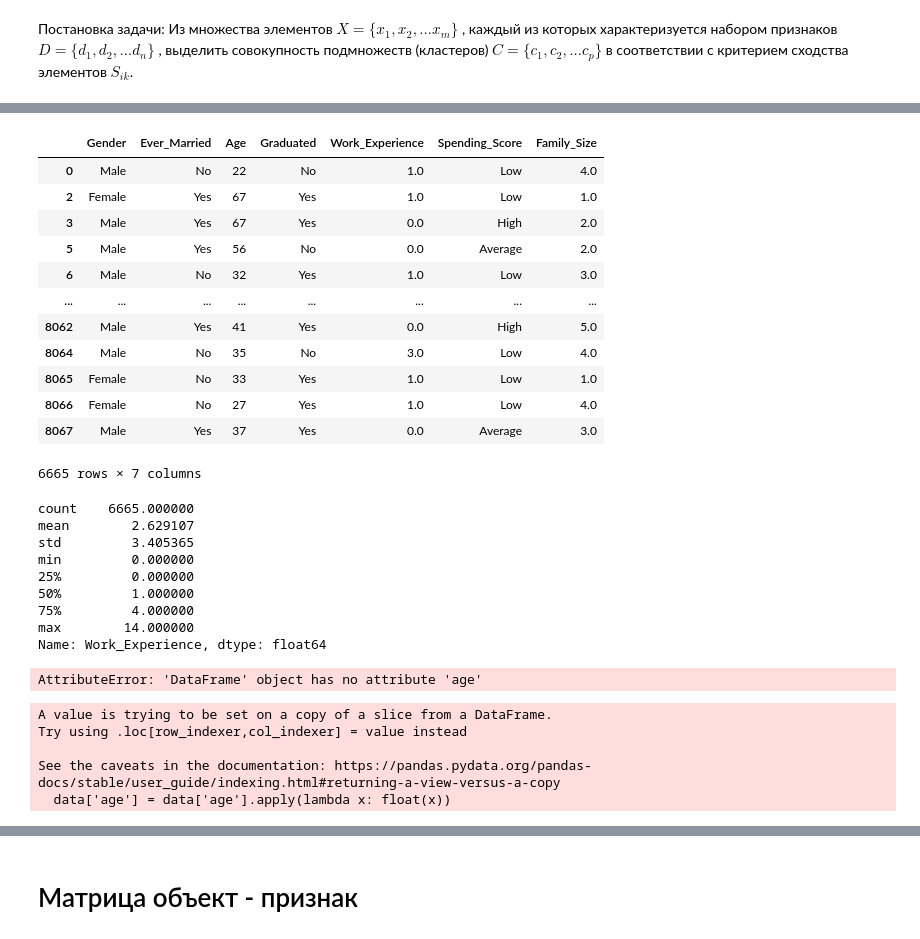
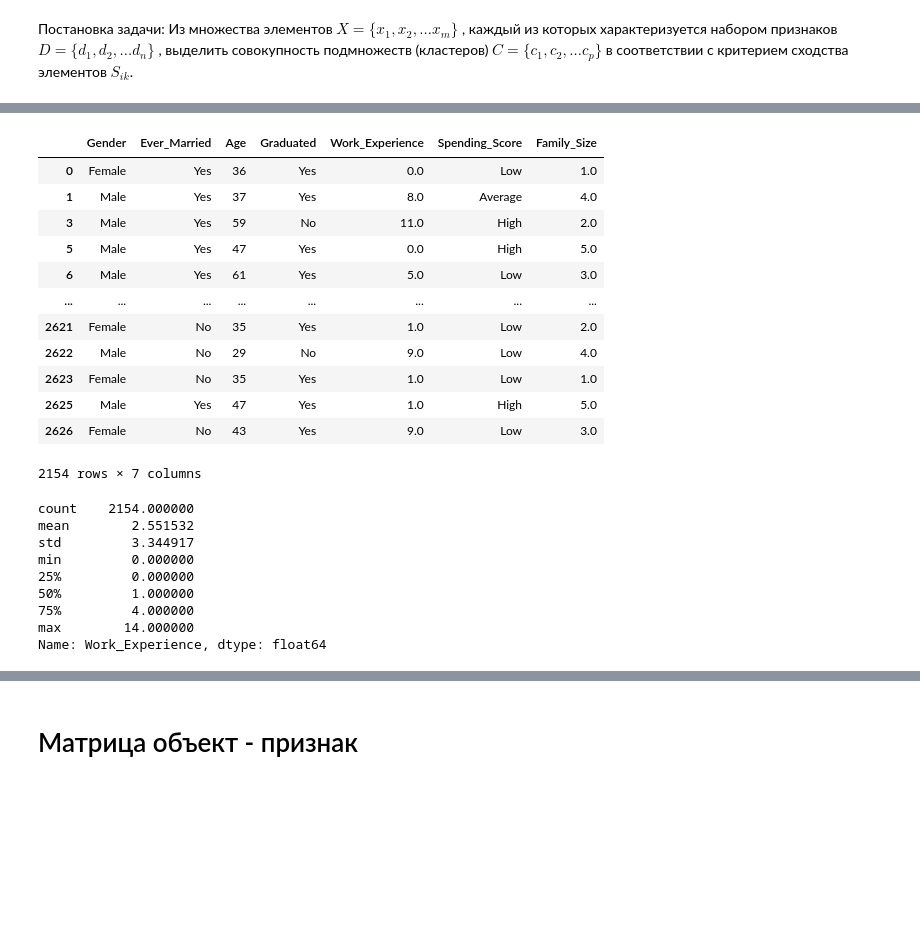
Before and after one commit to 8iKENTi8/Static-methods, a Jupyter notebook: Lab3/an/clustering.ipynb, the cells around one changed output, grey strips where cells are left out. Cells and saved outputs as stored; diff of their text form; code cells hidden in the pictures; blank space fills up the shorter version.

```diff
--- a/Lab3/an/clustering.ipynb
+++ b/Lab3/an/clustering.ipynb
@@ -8,34 +8,34 @@
 # %%
 import pandas as pd
 import numpy as np
 import matplotlib.pyplot as plt
 import pandas as pd
 import numpy as np
 from scipy import stats
 
 
-data = pd.read_csv('Train.csv').dropna().drop(['Profession', 'Var_1', 'ID', 'Segmentation'],axis=1)
+data = pd.read_csv('Train.csv').dropna().drop(['Profession', 'Var_1', 'ID'],axis=1)
 data
 # %% [output]
 |  | Gender | Ever_Married | Age | Graduated | Work_Experience | Spending_Score | Family_Size |
-| 0 | Male | No | 22 | No | 1.0 | Low | 4.0 |
-| 2 | Female | Yes | 67 | Yes | 1.0 | Low | 1.0 |
-| 3 | Male | Yes | 67 | Yes | 0.0 | High | 2.0 |
-| 5 | Male | Yes | 56 | No | 0.0 | Average | 2.0 |
-| 6 | Male | No | 32 | Yes | 1.0 | Low | 3.0 |
+| 0 | Female | Yes | 36 | Yes | 0.0 | Low | 1.0 |
+| 1 | Male | Yes | 37 | Yes | 8.0 | Average | 4.0 |
+| 3 | Male | Yes | 59 | No | 11.0 | High | 2.0 |
+| 5 | Male | Yes | 47 | Yes | 0.0 | High | 5.0 |
+| 6 | Male | Yes | 61 | Yes | 5.0 | Low | 3.0 |
 | ... | ... | ... | ... | ... | ... | ... | ... |
-| 8062 | Male | Yes | 41 | Yes | 0.0 | High | 5.0 |
-| 8064 | Male | No | 35 | No | 3.0 | Low | 4.0 |
-| 8065 | Female | No | 33 | Yes | 1.0 | Low | 1.0 |
-| 8066 | Female | No | 27 | Yes | 1.0 | Low | 4.0 |
-| 8067 | Male | Yes | 37 | Yes | 0.0 | Average | 3.0 |
+| 2621 | Female | No | 35 | Yes | 1.0 | Low | 2.0 |
+| 2622 | Male | No | 29 | No | 9.0 | Low | 4.0 |
+| 2623 | Female | No | 35 | Yes | 1.0 | Low | 1.0 |
+| 2625 | Male | Yes | 47 | Yes | 1.0 | High | 5.0 |
+| 2626 | Female | No | 43 | Yes | 9.0 | Low | 3.0 |
-6665 rows × 7 columns
+2154 rows × 7 columns
 # %%
 data['Work_Experience'].describe()
 # %% [output]
-count    6665.000000
-mean        2.629107
-std         3.405365
+count    2154.000000
+mean        2.551532
+std         3.344917
 min         0.000000
 25%         0.000000
 50%         1.000000
@@ -48,17 +48,9 @@ data['Ever_Married'] = data['Ever_Married'].apply(lambda x: 0 if x == 'No' else
 data['Graduated'] = data['Graduated'].apply(lambda x: 0 if x == 'No' else 1)
 data['Spending_Score'] = data['Spending_Score'].apply(lambda x: 0 if x == 'Low' else 1 if x == 'Average' else 2)
 # %%
-data = data[data.age.str.match('(\d+.\d+)')]
+data = data[data['Age'].astype(str).str.match(r'^\d+(\.\d+)?$')]
-# %% [output]
-AttributeError: 'DataFrame' object has no attribute 'age'
 # %%
-data['age'] = data['age'].apply(lambda x: float(x))
+data['Age'] = data['Age'].apply(lambda x: float(x))
-# %% [output]
-A value is trying to be set on a copy of a slice from a DataFrame.
-Try using .loc[row_indexer,col_indexer] = value instead
-
-See the caveats in the documentation: https://pandas.pydata.org/pandas-docs/stable/user_guide/indexing.html#returning-a-view-versus-a-copy
-  data['age'] = data['age'].apply(lambda x: float(x))
 # %%
 data = data[(np.abs(stats.zscore(data)) < 3).all(axis=1)]
 data
```
Also changed, not shown: parts of 4 cells of this notebook, 2 other files.
